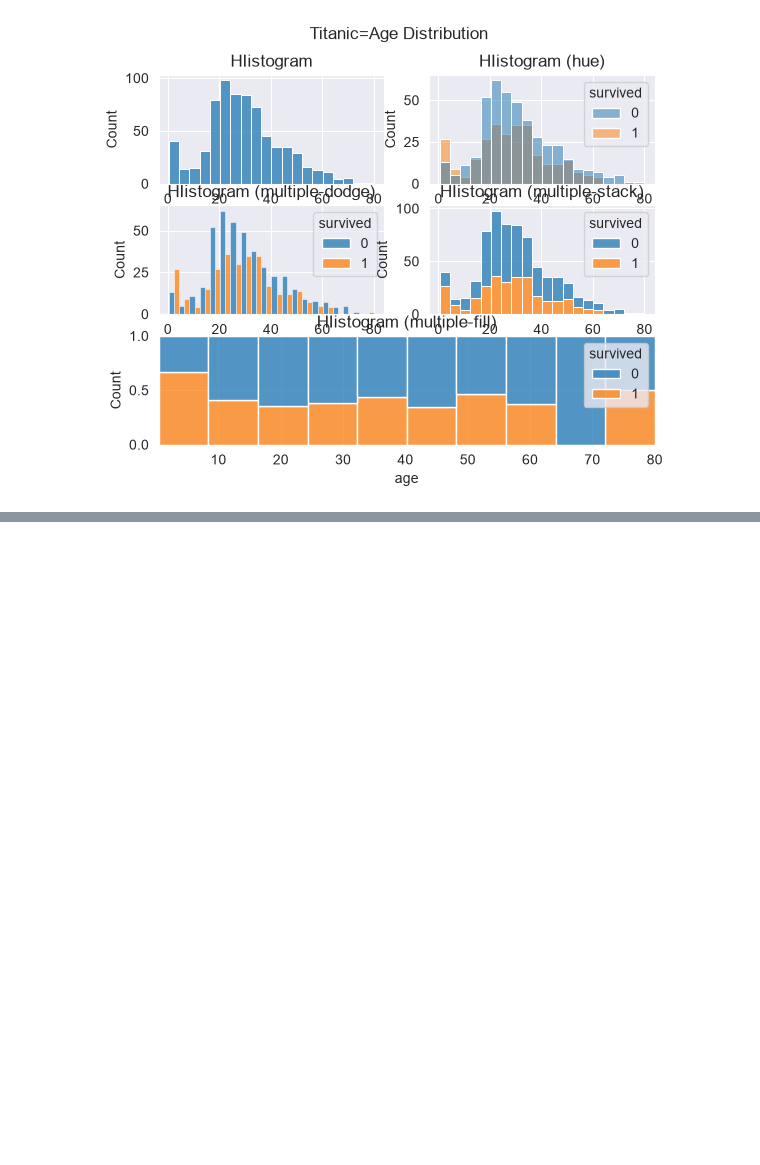
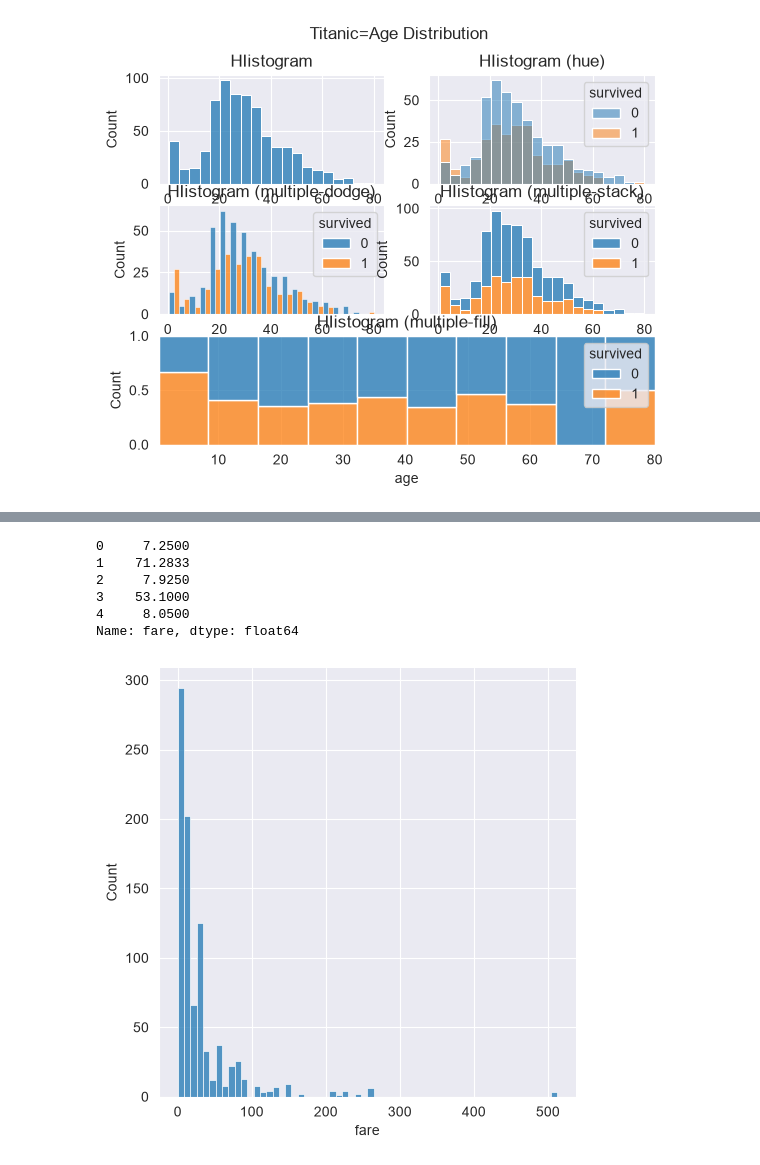
Before and after one commit to leejw4992-a11y/17-data-analytics, a Jupyter notebook: 02_seaborn그래프도구.ipynb, the cells around one changed output, grey strips where cells are left out. Saved outputs shown, nothing was run; the diff lists cells and outputs as text; code cells hidden in the pictures; blank space fills up the shorter version.

```diff
--- a/02_seaborn그래프도구.ipynb
+++ b/02_seaborn그래프도구.ipynb
@@ -115,0 +175,14 @@ plt.show()
+# %%
+titanic["fare"].head()
+# %% [output]
+0     7.2500
+1    71.2833
+2     7.9250
+3    53.1000
+4     8.0500
+Name: fare, dtype: float64
+# %%
+sns.displot(titanic["fare"], kind="hist")
+plt.show()
+# %% [output]
+[figure, added]
```
Also changed, not shown: parts of 18 cells of this notebook, 1 other file.
